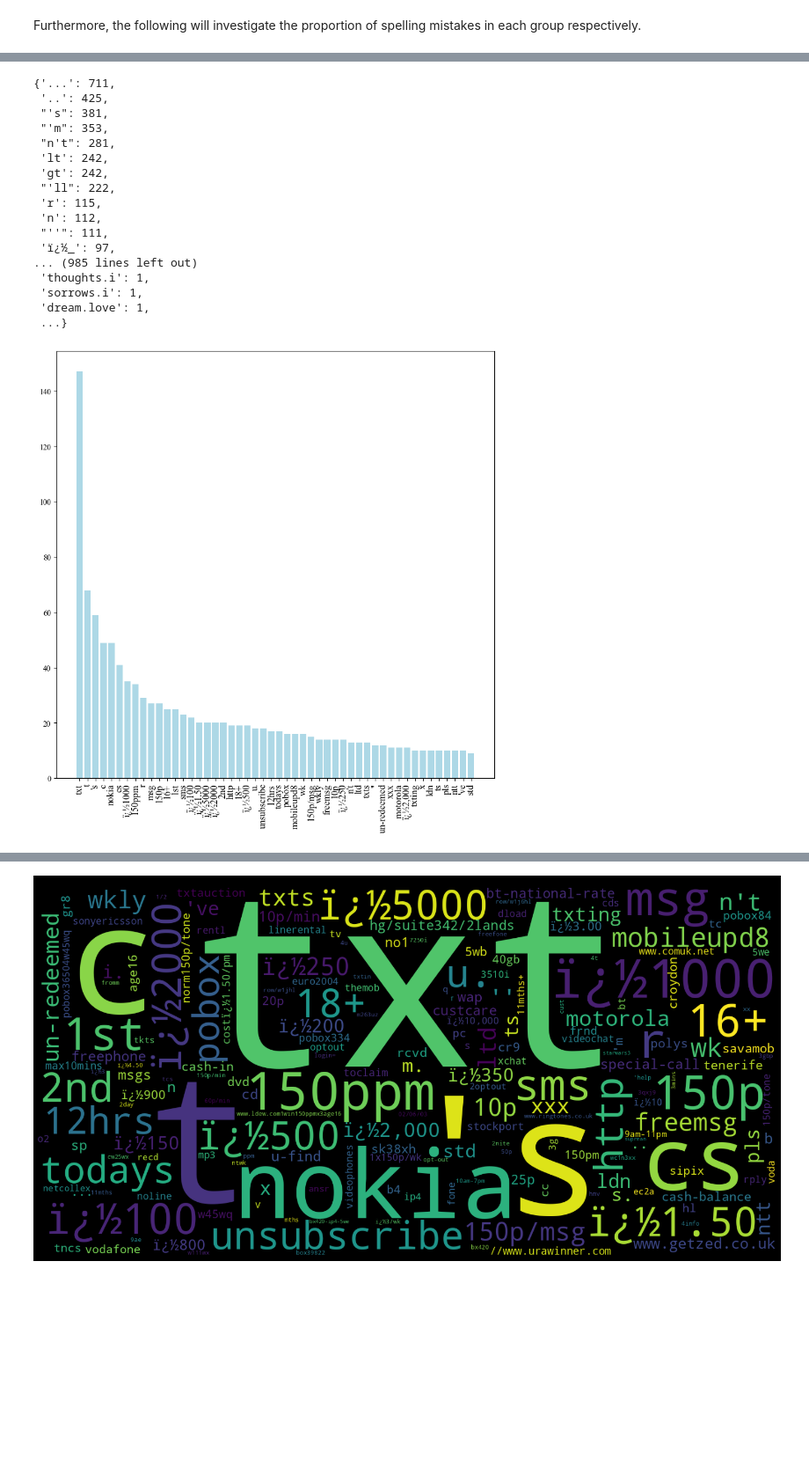
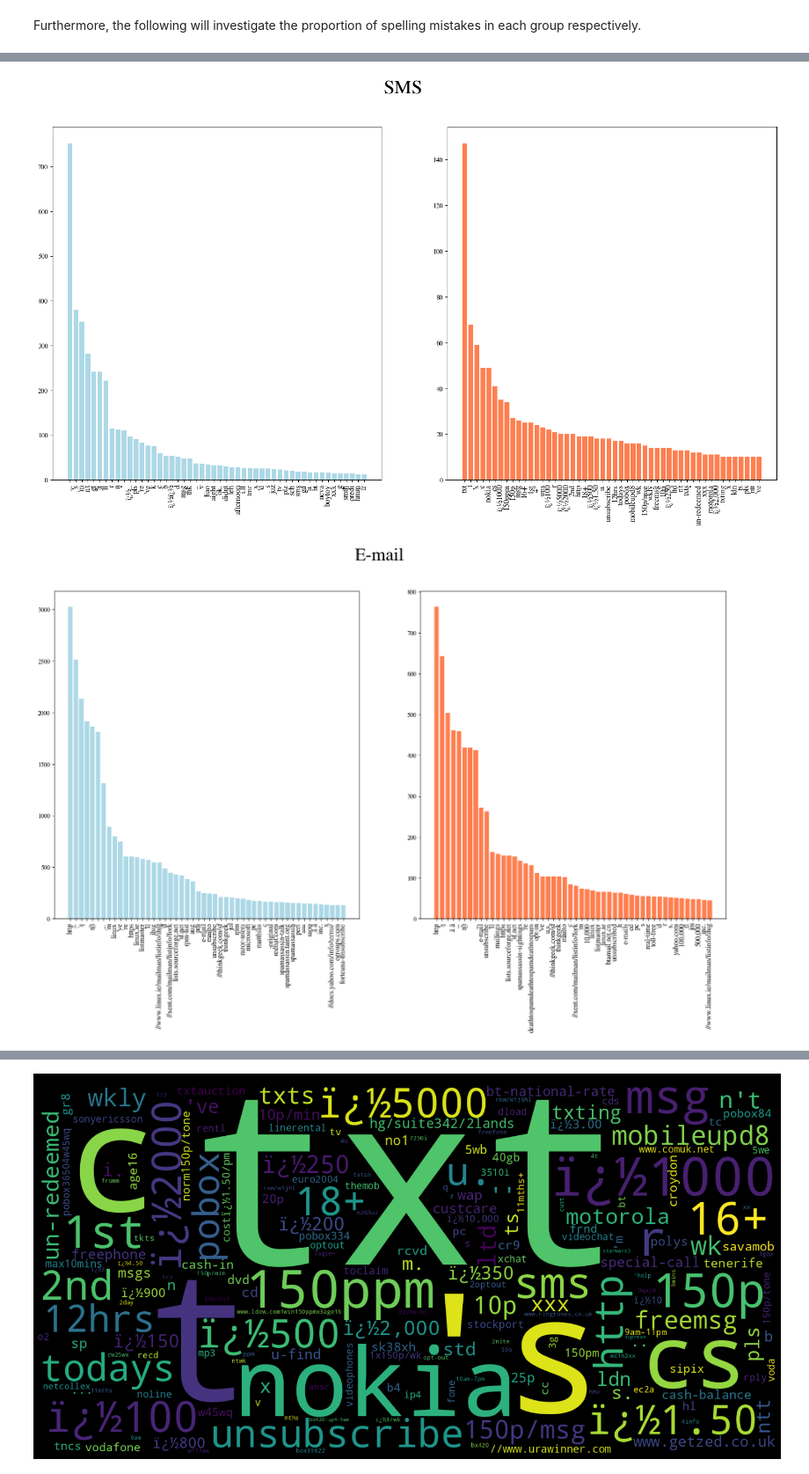
Before and after one commit to Ne0-1/02807-project, a Jupyter notebook: src/s194244.ipynb, the cells around one changed output, grey strips where cells are left out. Shown at 88% size. Saved outputs shown, nothing was run; the diff lists cells and outputs as text; code cells hidden in the pictures; blank space fills up the shorter version.

```diff
--- a/src/s194244.ipynb
+++ b/src/s194244.ipynb
@@ -233,6 +269,9 @@ def find_misspelled(row):
     return misspelled
 # %%
 for dataset in datasets:
-
     dfs[dataset]['data']['misspelled'] = dfs[dataset]['data'].progress_apply(lambda row: find_misspelled(row), axis=1)
     dfs[dataset]['data']['misspelled_size'] = dfs[dataset]['data']['misspelled'].apply(lambda x: len(x))
+
+    # Saving dataframe per class again
+    dfs[dataset][list(dfs[dataset].keys())[1]] = dfs[dataset]['data'][dfs[dataset]['data']['label'] == list(dfs[dataset].keys())[1]]
+    dfs[dataset][list(dfs[dataset].keys())[2]] = dfs[dataset]['data'][dfs[dataset]['data']['label'] == list(dfs[dataset].keys())[2]]
@@ -284,3 +362,6 @@ freqdist_ham = nltk.FreqDist(df[df.label=='ham'].misspelled.explode().values)
 # %%
-freqdist_spam = {k: v for k, v in sorted(freqdist_spam.items(), key=lambda item: item[1], reverse=True)  if not type(k) == float}
-freqdist_ham = {k: v for k, v in sorted(freqdist_ham.items(), key=lambda item: item[1], reverse=True)  if not type(k) == float}
+for (key, value) in spam_freq_dist.items():
+    spam_freq_dist[key] = {k: v for k, v in sorted(value.items(), key=lambda item: item[1], reverse=True)  if not type(k) == float}
+
+for (key, value) in ham_freq_dist.items():
+    ham_freq_dist[key] = {k: v for k, v in sorted(value.items(), key=lambda item: item[1], reverse=True)  if not type(k) == float}
@@ -307,28 +368,31 @@ freqdist_spam
-# %%
-freqdist_ham
-# %% [output]
-{'...': 711,
- '..': 425,
- "'s": 381,
- "'m": 353,
- "n't": 281,
- 'lt': 242,
- 'gt': 242,
- "'ll": 222,
- 'r': 115,
- 'n': 112,
- "''": 111,
- 'ï¿½_': 97,
-... (985 lines left out)
- 'thoughts.i': 1,
- 'sorrows.i': 1,
- 'dream.love': 1,
- ...}
+# %%
+matplotlib.rcParams.update(
+    {
+        'text.usetex': False,
+        'font.family': 'stixgeneral',
+        'mathtext.fontset': 'stix',
+    }
+)
 # %%
 k=50
-fig, ax = plt.subplots(figsize=(10,10),dpi=100)
-ax.bar(list(freqdist_spam.keys())[:k], list(freqdist_spam.values())[:k], color='lightblue')
-plt.xticks(rotation=90, size=12)
-plt.show()
+
+for ds in datasets:
+
+    fig, axs = plt.subplots(nrows = 1, ncols = 2, figsize=(20,10),dpi=100)
+
+    spam_ham = [ham_freq_dist[ds], spam_freq_dist[ds]]
+    colors = ['lightblue', 'coral']
+
+    for i, ax in enumerate(axs.flat):
+
+        ax.bar(list(spam_ham[i].keys())[:k], list(spam_ham[i].values())[:k], color=colors[i])
+
+        ax.tick_params(axis="x", labelsize=12, rotation=90)
+
+    fig.suptitle(dfs[ds]['type'], fontsize=30)
+
+    plt.savefig('wordfreq_'+dfs[ds]['type']+''.png')
+    plt.show()
 # %% [output]
-[figure, old version]
+[figure, new version]
+[figure, added]
```
Also changed, not shown: parts of 19 cells of this notebook, 6 other files.
